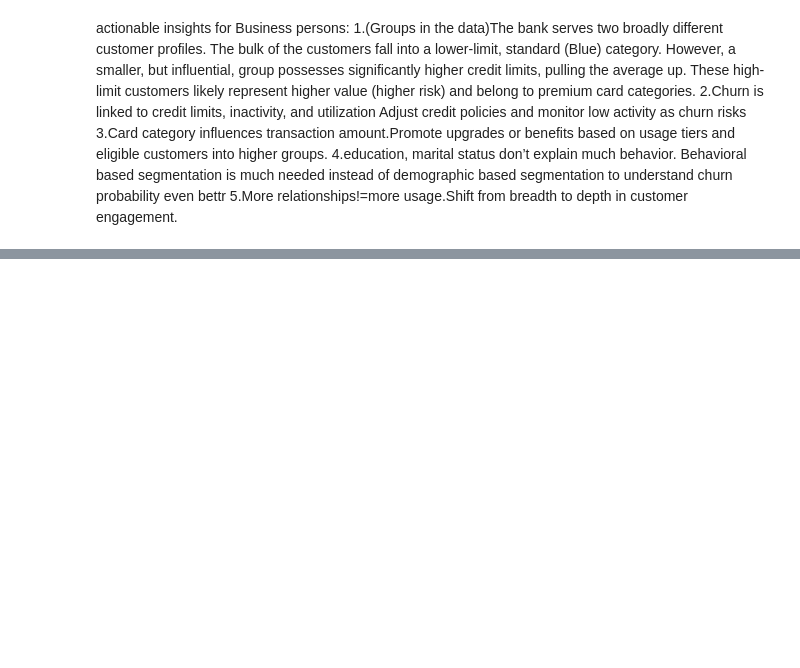
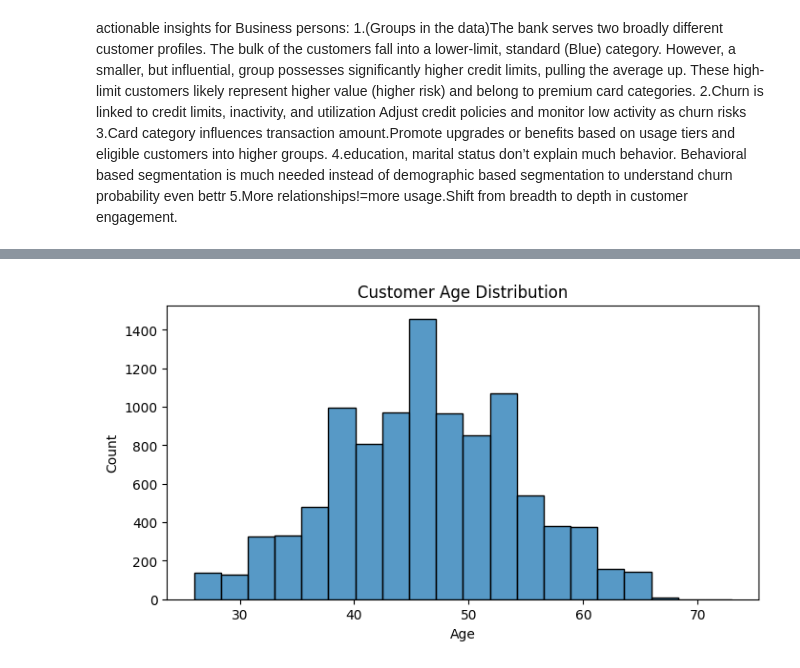
Before and after one commit to k-manu/churn-prediction, a Jupyter notebook: Code/Notebooks/BankChurners.ipynb, the cells around one changed output, grey strips where cells are left out. Cells and saved outputs as stored; diff of their text form; code cells hidden in the pictures; blank space fills up the shorter version.

```diff
--- a/Code/Notebooks/BankChurners.ipynb
+++ b/Code/Notebooks/BankChurners.ipynb
@@ -516,0 +557,9 @@ actionable insights for Business persons:
+# %%
+plt.figure(figsize=(8, 4))
+sns.histplot(data['Customer_Age'], bins=20, kde=False)
+plt.title('Customer Age Distribution')
+plt.xlabel('Age')
+plt.ylabel('Count')
+plt.show()
+# %% [output]
+[figure, added]
```
Also changed, not shown: parts of 79 cells of this notebook.
